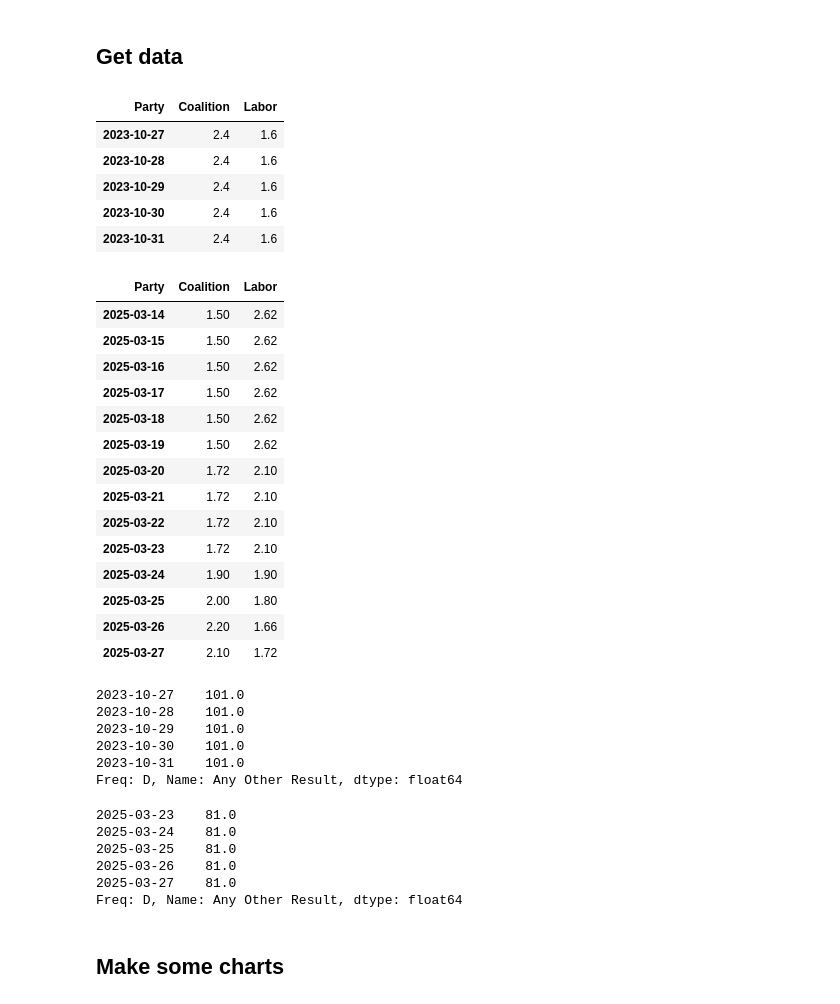
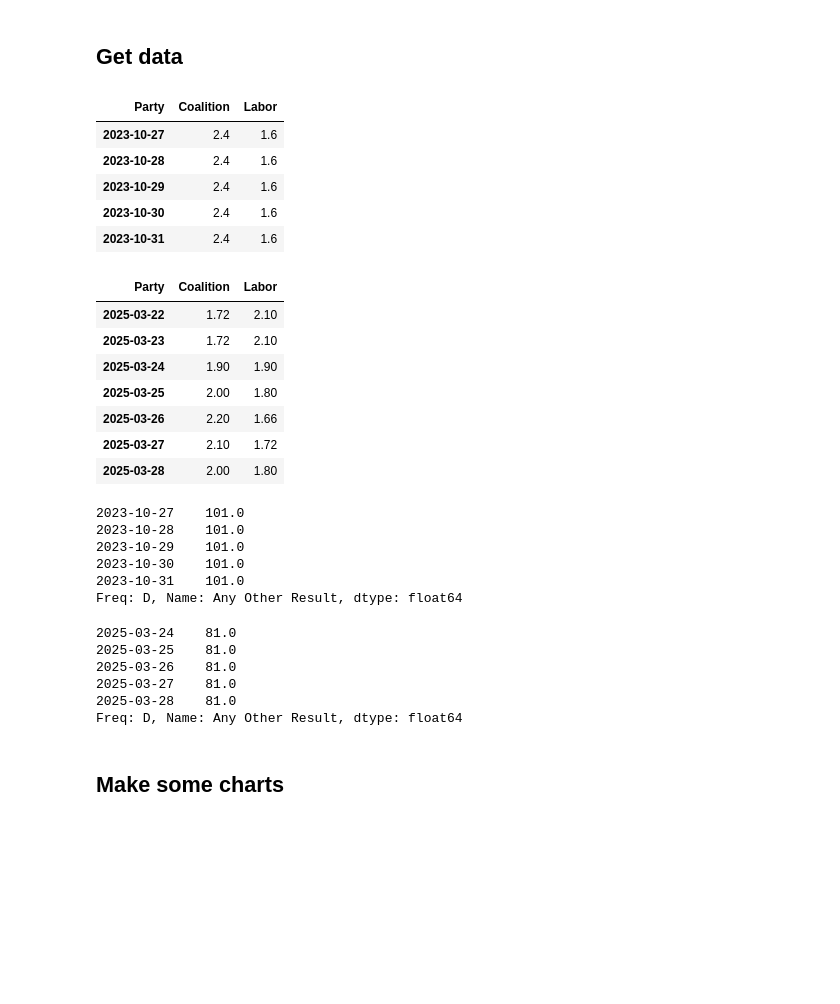
Before and after one commit to bpalmer4/Australian-Federal-Election-2025, a Jupyter notebook: notebooks/_chart-election-winner-at-sportsbet.ipynb, the cells around one changed output. Drawn from its saved outputs; the diff is of its cells as text; code cells hidden in the pictures; blank space fills up the shorter version.

Commit message:
data updates

```diff
--- a/notebooks/_chart-election-winner-at-sportsbet.ipynb
+++ b/notebooks/_chart-election-winner-at-sportsbet.ipynb
@@ -20,59 +20,52 @@ data = (
     data.pivot(columns="Party")
     .droplevel(level=0, axis=1)  # remove hierarchical column index
 )
 data['Any Other Result'] = data['Any Other Result'].where(
     data['Any Other Result'].notna(),
     other=data['Any Other Party']
 )
 # convert raw text date-times to period index
 data.index = pd.PeriodIndex(data.index, freq="D")
 
 # remove any duplicate indices and sort
 data = data[~data.index.duplicated(keep="first")].sort_index()
 
 # fill in missing dates - this will be useful for plotting
 new_index = pd.period_range(start=data.index.min(), end=data.index.max(), freq="D")
 data = data.reindex(new_index, fill_value=None)
 
 any_other_result = data['Any Other Result']
 data = data.drop(columns=["Any Other Party", 'Any Other Result'])
 
 if SHOW:
-    display(data.head(), data.tail(14))
+    display(data.head(), data.tail(7))
     display(any_other_result.head(), any_other_result.tail())
 # %% [output]
 | Party | Coalition | Labor |
 | 2023-10-27 | 2.4 | 1.6 |
 | 2023-10-28 | 2.4 | 1.6 |
 | 2023-10-29 | 2.4 | 1.6 |
 | 2023-10-30 | 2.4 | 1.6 |
 | 2023-10-31 | 2.4 | 1.6 |
 | Party | Coalition | Labor |
-| 2025-03-14 | 1.50 | 2.62 |
-| 2025-03-15 | 1.50 | 2.62 |
-| 2025-03-16 | 1.50 | 2.62 |
-| 2025-03-17 | 1.50 | 2.62 |
-| 2025-03-18 | 1.50 | 2.62 |
-| 2025-03-19 | 1.50 | 2.62 |
-| 2025-03-20 | 1.72 | 2.10 |
-| 2025-03-21 | 1.72 | 2.10 |
 | 2025-03-22 | 1.72 | 2.10 |
 | 2025-03-23 | 1.72 | 2.10 |
 | 2025-03-24 | 1.90 | 1.90 |
 | 2025-03-25 | 2.00 | 1.80 |
 | 2025-03-26 | 2.20 | 1.66 |
 | 2025-03-27 | 2.10 | 1.72 |
+| 2025-03-28 | 2.00 | 1.80 |
 2023-10-27    101.0
 2023-10-28    101.0
 2023-10-29    101.0
 2023-10-30    101.0
 2023-10-31    101.0
 Freq: D, Name: Any Other Result, dtype: float64
-2025-03-23    81.0
 2025-03-24    81.0
 2025-03-25    81.0
 2025-03-26    81.0
 2025-03-27    81.0
+2025-03-28    81.0
 Freq: D, Name: Any Other Result, dtype: float64
 # %% [markdown]
 ## Make some charts
```
Also changed, not shown: parts of 3 cells of this notebook.
